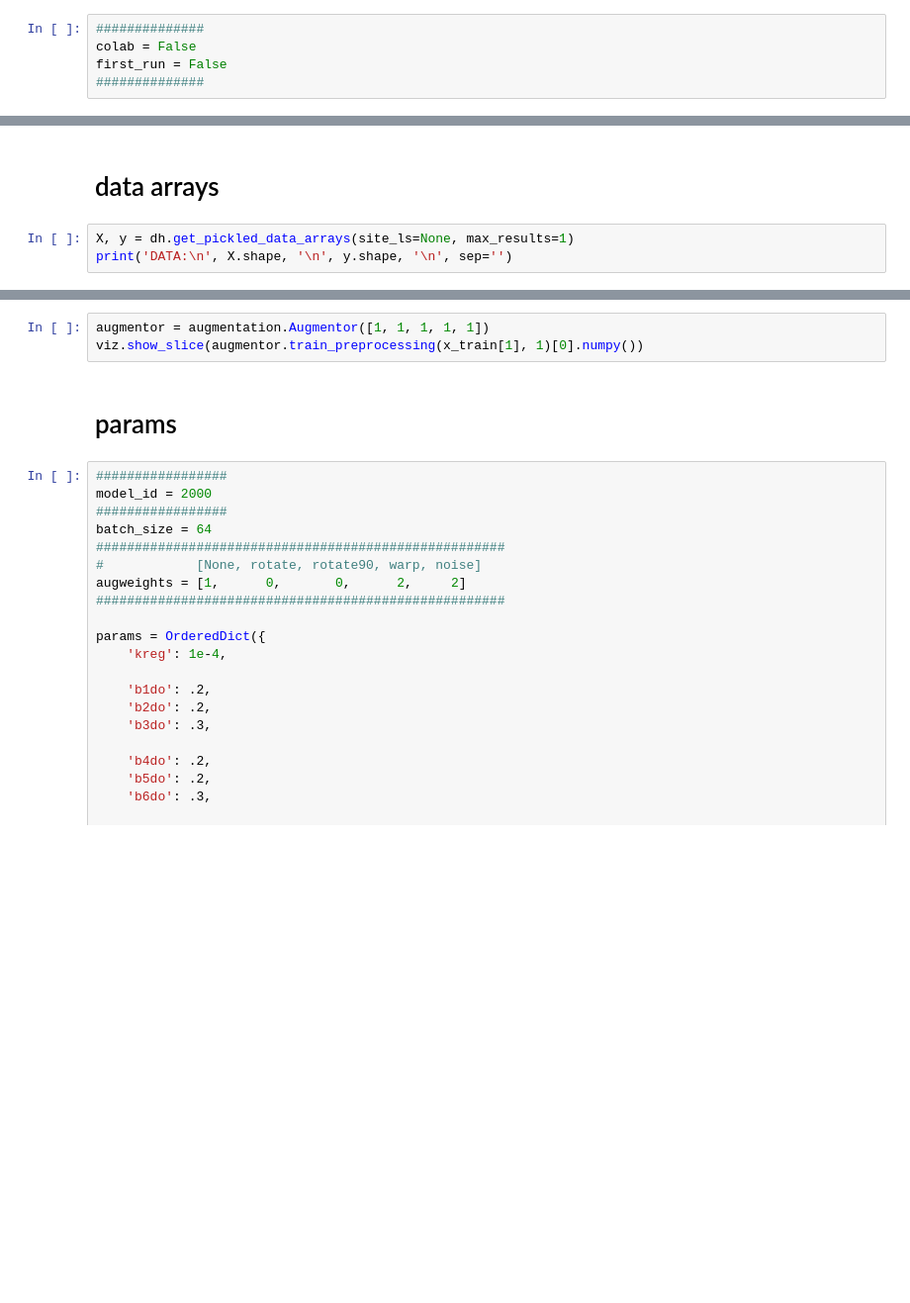
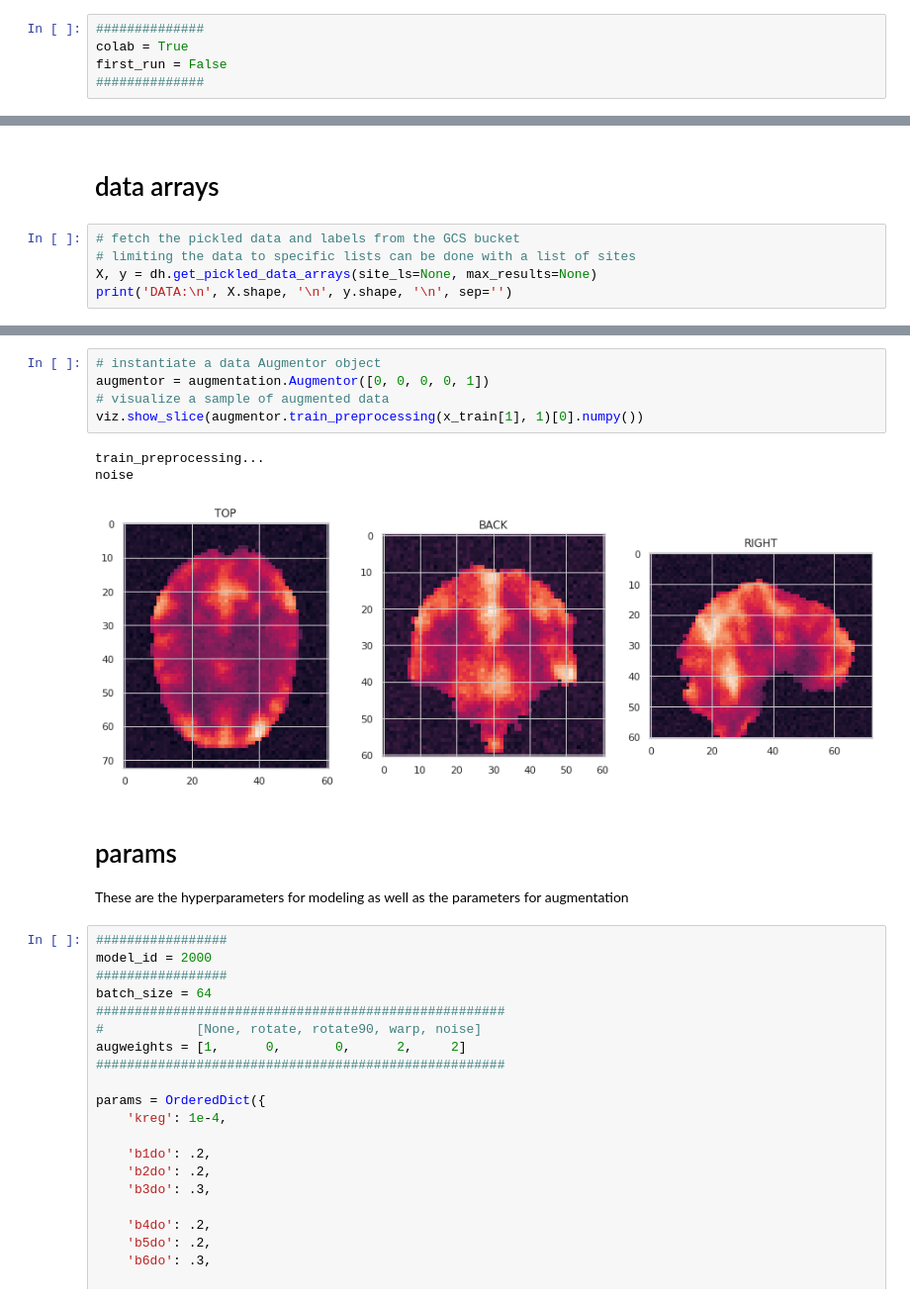
Before and after one commit to ericcchase/asd_mri_prediction_modeling, a Jupyter notebook: notebooks/asdnetv7_TPU.ipynb, the cells around one changed output, grey strips where cells are left out. Shown at 99% size. Saved outputs shown, nothing was run; the diff lists cells and outputs as text; blank space fills up the shorter version.

```diff
--- a/notebooks/asdnetv7_TPU.ipynb
+++ b/notebooks/asdnetv7_TPU.ipynb
@@ -19,7 +19,7 @@ This particular notebook is setup for use in Google Colab with a tensor processi
 # colab instance setup
 # %%
 ##############
-colab = False
+colab = True
 first_run = False
 ##############
 # %%
@@ -69,5 +64,7 @@ viz = visualization.Viz(results_path='../results')
 # %% [markdown]
 # data arrays
 # %%
-X, y = dh.get_pickled_data_arrays(site_ls=None, max_results=1)
+# fetch the pickled data and labels from the GCS bucket
+# limiting the data to specific lists can be done with a list of sites
+X, y = dh.get_pickled_data_arrays(site_ls=None, max_results=None)
 print('DATA:\n', X.shape, '\n', y.shape, '\n', sep='')
@@ -82,8 +98,15 @@ viz.show_slice(x_train[1])
 # %%
-augmentor = augmentation.Augmentor([1, 1, 1, 1, 1])
+# instantiate a data Augmentor object
+augmentor = augmentation.Augmentor([0, 0, 0, 0, 1])
+# visualize a sample of augmented data
 viz.show_slice(augmentor.train_preprocessing(x_train[1], 1)[0].numpy())
+# %% [output]
+train_preprocessing...
+noise
+[figure, added]
-# %% [markdown]
-# params
+# %% [markdown]
+# params
+These are the hyperparameters for modeling as well as the parameters for augmentation
 # %%
 #################
 model_id = 2000
```
Also changed, not shown: parts of 19 cells of this notebook.
